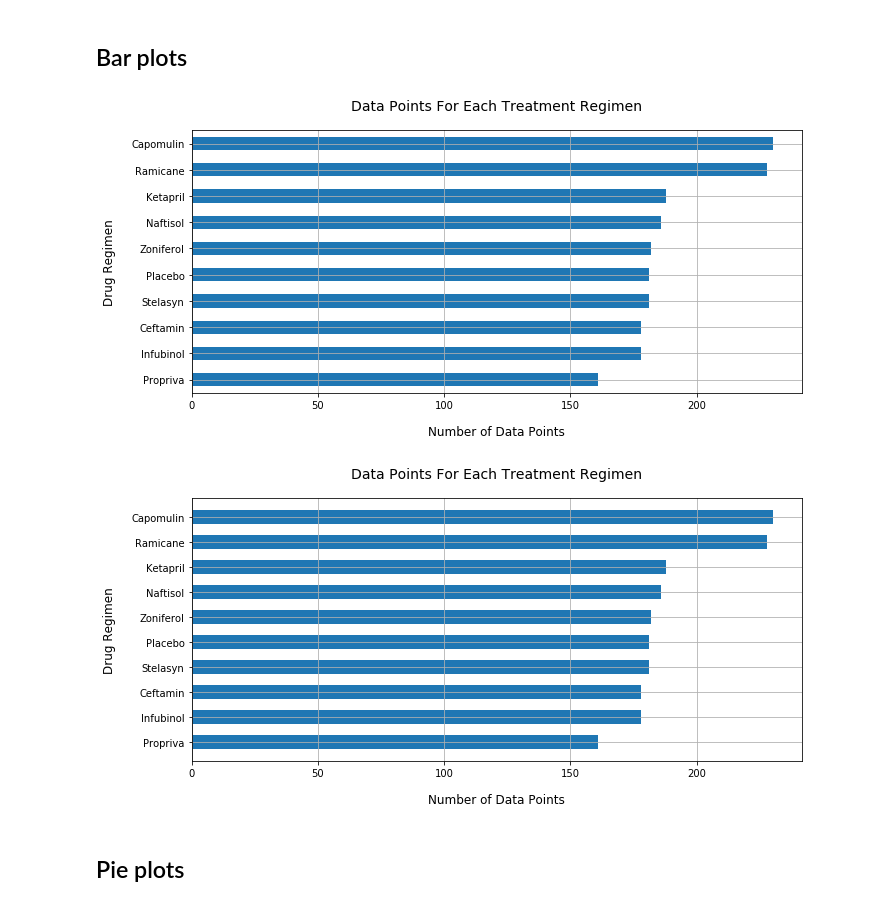
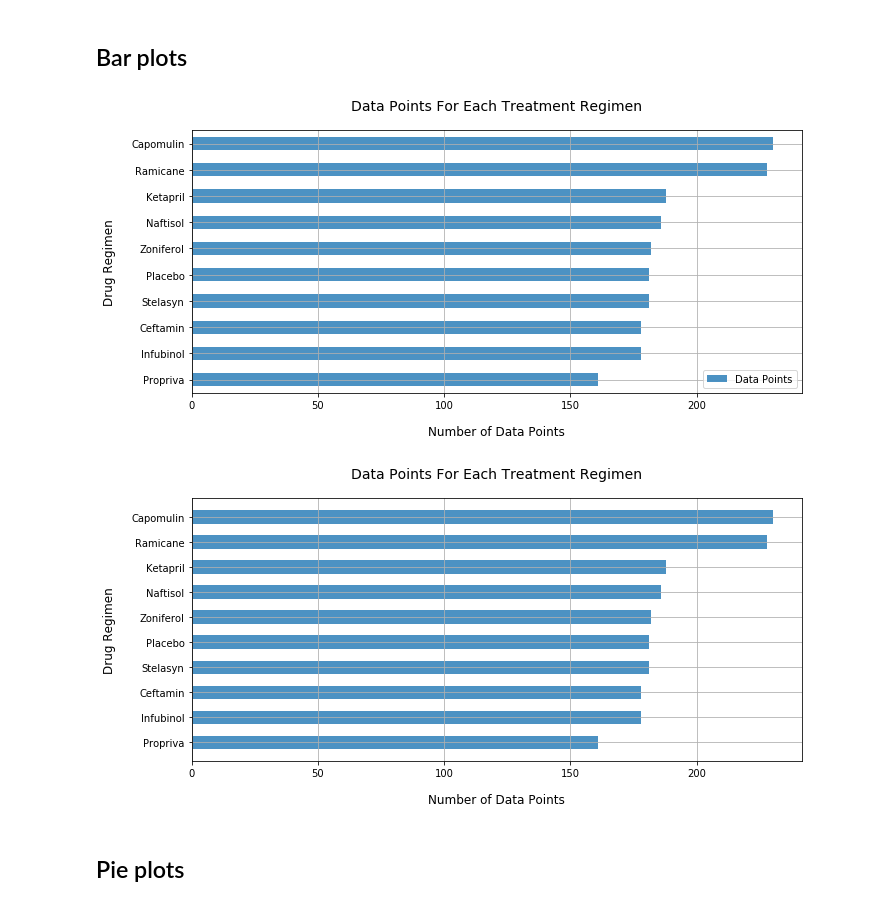
Before and after one commit to anulkar/matplotlib-challenge, a Jupyter notebook: Pymaceuticals/pymaceuticals.ipynb, the cells around one changed output. Drawn from its saved outputs; the diff is of its cells as text; code cells hidden in the pictures.

```diff
--- a/Pymaceuticals/pymaceuticals.ipynb
+++ b/Pymaceuticals/pymaceuticals.ipynb
@@ -74,33 +74,32 @@ drug_regimen_data_points = pd.DataFrame({'Data Points': data_points})
 drug_regimen_data_points = drug_regimen_data_points.sort_values('Data Points', ascending=False)
 
 # Generate a horizontal bar plot using pandas DataFrame.plot()
-data_points_axes = drug_regimen_data_points.plot.barh(figsize=(10,5), legend=False)
+data_points_axes = drug_regimen_data_points.plot.barh(figsize=(10,5), alpha=0.8)
 data_points_axes.set_title('Data Points For Each Treatment Regimen', fontsize=14, pad=20)
 data_points_axes.set_xlabel('Number of Data Points', fontsize=12, labelpad=15)
 data_points_axes.set_ylabel('Drug Regimen', fontsize=12, labelpad=15)
 data_points_axes.grid(True)
 data_points_axes.invert_yaxis()
 plt.tight_layout()
-plt.show()
 # %% [output]
-[figure, old version]
+[figure, new version]
 # %%
 ## Generate the same horizontal bar plot showing number of data points for each treatment regimen using pyplot
 
 x_axis = np.arange(len(drug_regimen_data_points))
 drug_regimens = drug_regimen_data_points.index.tolist()
 plt.figure(figsize=(10,5))
-plt.barh(x_axis, drug_regimen_data_points['Data Points'], height=0.55)
+plt.barh(x_axis, drug_regimen_data_points['Data Points'], height=0.53, alpha=0.8)
 plt.yticks(x_axis, drug_regimens)
 plt.title('Data Points For Each Treatment Regimen', fontsize=14, pad=20)
 plt.xlabel('Number of Data Points', fontsize=12, labelpad=15)
 plt.ylabel('Drug Regimen', fontsize=12, labelpad=15)
 plt.gca().invert_yaxis()
 plt.grid(True)
 plt.tight_layout()
 plt.show()
 # %% [output]
-[figure, old version]
+[figure, new version]
 # %% [markdown]
 ## Pie plots
 # %%
```
Also changed, not shown: parts of 6 cells of this notebook.
